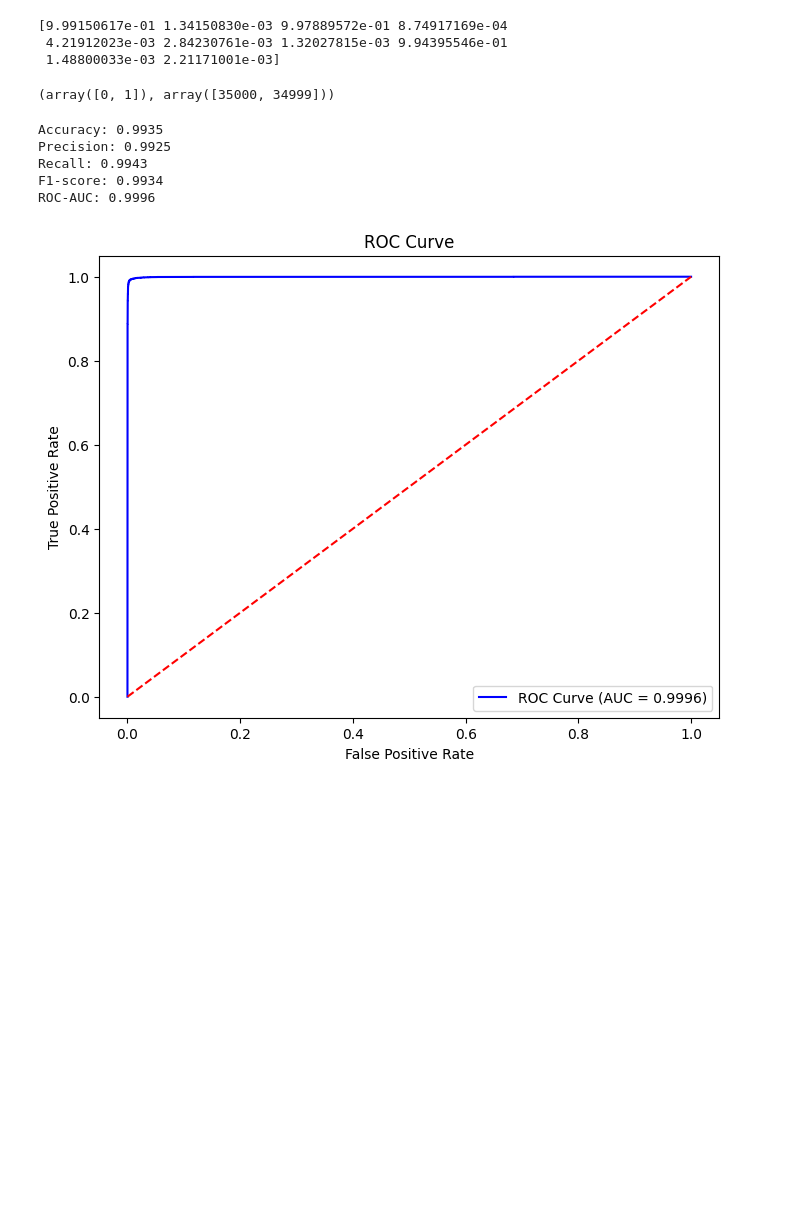
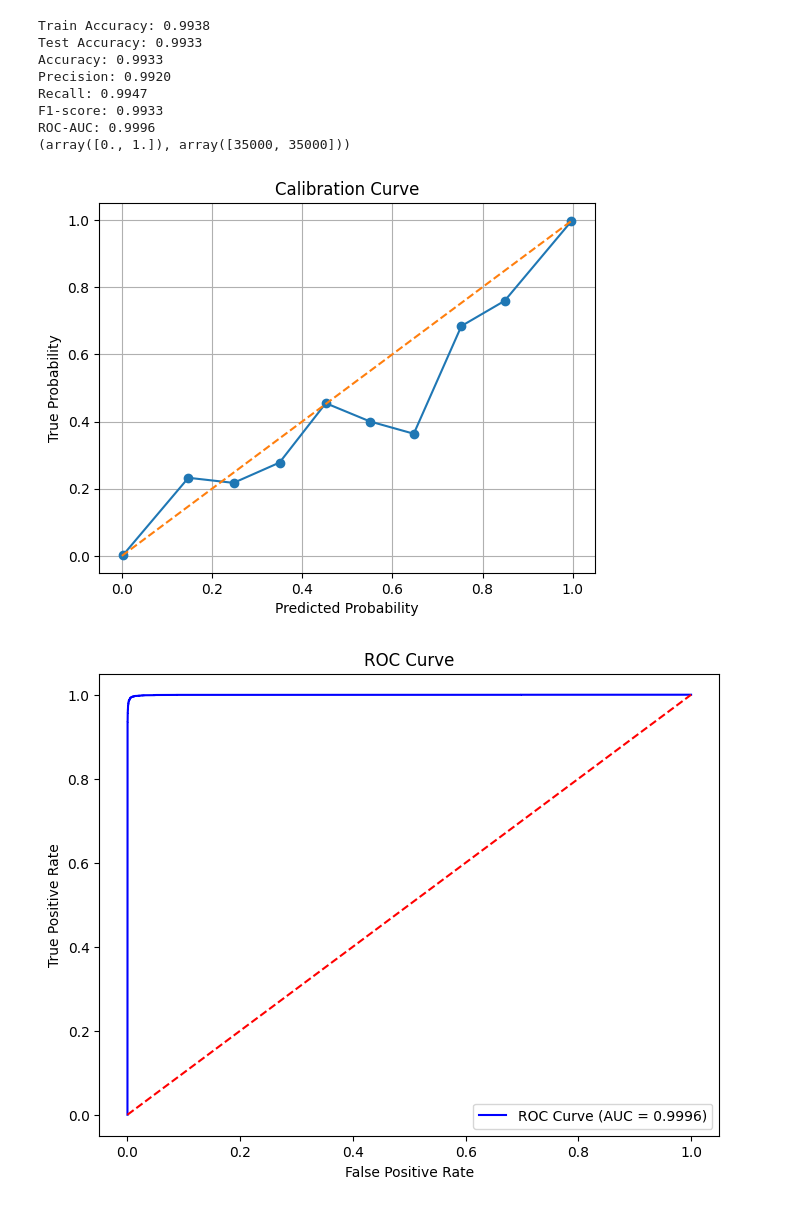
Before and after one commit to cinnamoncinn/heartdisease, a Jupyter notebook: Untitled-1.ipynb, the cells around one changed output. Drawn from its saved outputs; the diff is of its cells as text; code cells hidden in the pictures; blank space fills up the shorter version.

```diff
--- a/Untitled-1.ipynb
+++ b/Untitled-1.ipynb
@@ -19,7 +21,7 @@ from sklearn.model_selection import KFold, cross_val_score
 # %%
 # Step 2: Load your dataset
 # Assuming your dataset is named 'heart_disease.csv' and has 18 features plus the target column 'Heart_Risk'
-file_path = 'D:\Downloads\ojt\healthcare\heartt.csv'
+file_path = 'C:/Users/pagodna/Desktop/heart.csv'
 dataset = pd.read_csv(file_path)
 
 # Assuming the target column is 'Heart_Risk'
@@ -66,11 +66,15 @@ X_train, X_test, y_train, y_test = train_test_split(X, y, test_size=0.3, random_
 scaler = StandardScaler()
 X_train = scaler.fit_transform(X_train)
 X_test = scaler.transform(X_test)
+
+# Wrap LinearSVC in CalibratedClassifierCV to get predict_proba
+svc = LinearSVC(C=0.5, max_iter=1000, random_state=42)
+svc_calibrated = CalibratedClassifierCV(svc, cv=3)
 # %%
 # Step 4: Initialize base models
 base_learners = [
-    ('rf', RandomForestClassifier(n_estimators=100, random_state=42, max_depth=2, min_samples_split=100)),
-    ('svm', SVC(probability=True, kernel='linear', C=0.5)),
+    ('rf', RandomForestClassifier(n_estimators=100, random_state=42, max_depth=2, min_samples_split=5)),
+    ('svm', svc_calibrated),
     ('xgb', XGBClassifier(n_estimators=50, max_depth=3, gamma=0.2, min_child_weight=3, random_state=42)),
     ('ann', MLPClassifier(hidden_layer_sizes=(50,), max_iter=100, alpha=0.001, random_state=42))
 ]
@@ -86,17 +90,13 @@ stacking_model.fit(X_train, y_train)
 # Step 7: Evaluate the model performance
 y_pred = stacking_model.predict(X_test)
 y_pred_proba = stacking_model.predict_proba(X_test)[:, 1]  # Probability for class 1 (Risk))
-# %%
-print(y_pred_proba[:10])
-# %% [output]
-[9.99150617e-01 1.34150830e-03 9.97889572e-01 8.74917169e-04
- 4.21912023e-03 2.84230761e-03 1.32027815e-03 9.94395546e-01
- 1.48800033e-03 2.21171001e-03]
-# %%
-np.unique(y, return_counts=True)
-# %% [output]
-(array([0, 1]), array([35000, 34999]))
 # %%
+train_pred = stacking_model.predict(X_train)
+test_pred = stacking_model.predict(X_test)
+
+train_acc = accuracy_score(y_train, train_pred)
+test_acc = accuracy_score(y_test, test_pred)
+
 # Compute metrics
 accuracy = accuracy_score(y_test, y_pred)
 precision = precision_score(y_test, y_pred)
@@ -104,18 +104,36 @@ recall = recall_score(y_test, y_pred)
 f1 = f1_score(y_test, y_pred)
 roc_auc = roc_auc_score(y_test, y_pred_proba)
 
-# Print results
+
+print(f"Train Accuracy: {train_acc:.4f}")
+print(f"Test Accuracy: {test_acc:.4f}")
 print(f"Accuracy: {accuracy:.4f}")
 print(f"Precision: {precision:.4f}")
 print(f"Recall: {recall:.4f}")
 print(f"F1-score: {f1:.4f}")
 print(f"ROC-AUC: {roc_auc:.4f}")
+print(np.unique(y, return_counts=True))
 # %% [output]
-Accuracy: 0.9935
-Precision: 0.9925
-Recall: 0.9943
-F1-score: 0.9934
+Train Accuracy: 0.9938
+Test Accuracy: 0.9933
+Accuracy: 0.9933
+Precision: 0.9920
+Recall: 0.9947
+F1-score: 0.9933
 ROC-AUC: 0.9996
+(array([0., 1.]), array([35000, 35000]))
+# %%
+prob_true, prob_pred = calibration_curve(y_test, y_pred_proba, n_bins=10)
+
+plt.plot(prob_pred, prob_true, marker='o')
+plt.plot([0, 1], [0, 1], linestyle='--')
+plt.title('Calibration Curve')
+plt.xlabel('Predicted Probability')
+plt.ylabel('True Probability')
+plt.grid()
+plt.show()
+# %% [output]
+[figure, added]
 # %%
 # Compute ROC curve
 fpr, tpr, _ = roc_curve(y_test, y_pred_proba)
```
Also changed, not shown: parts of 4 cells of this notebook.
